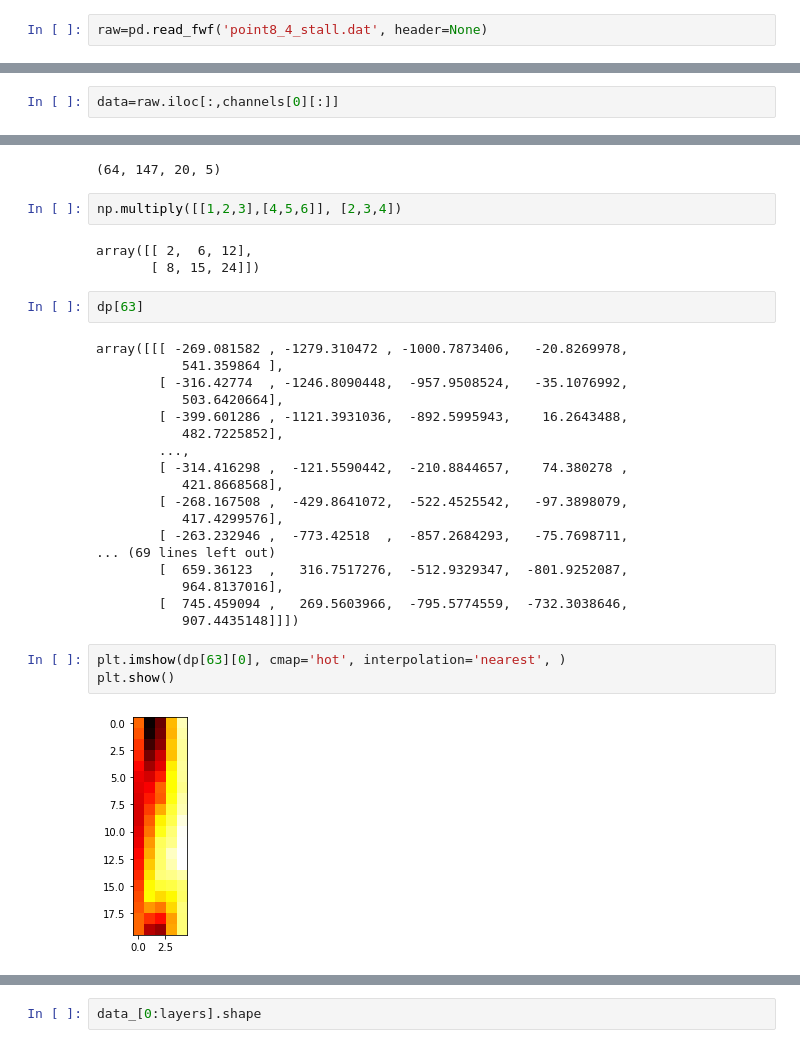
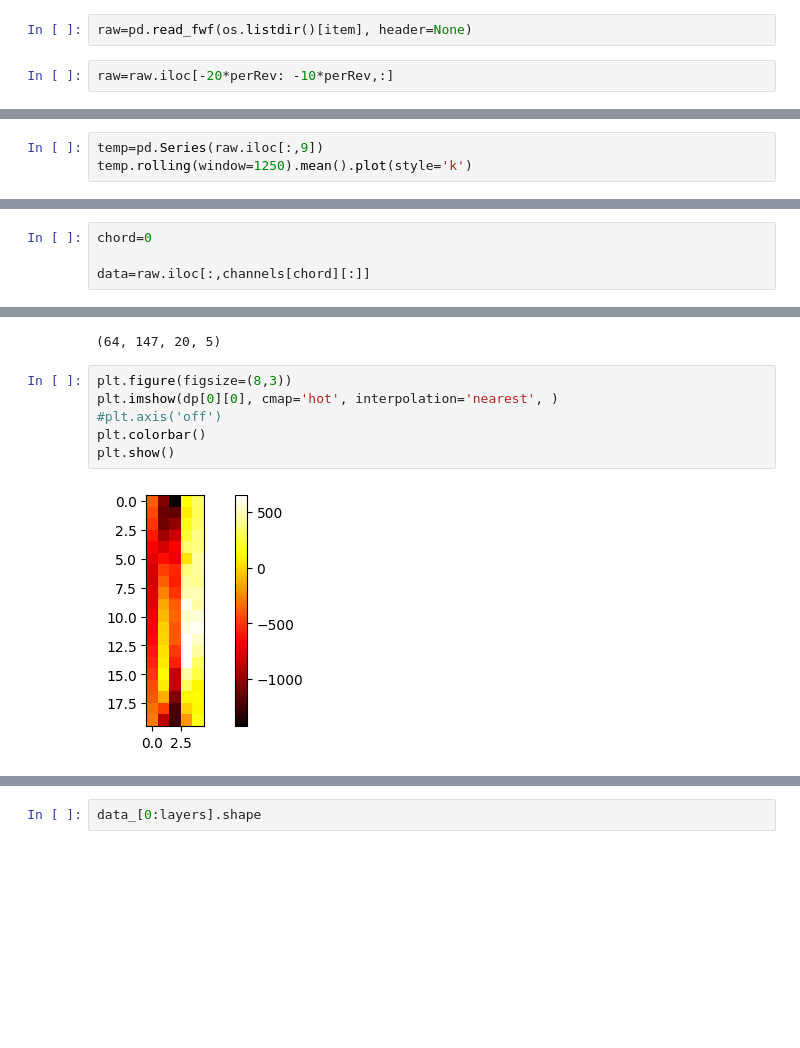
Before and after one commit to jamagola/SpikeStall, a Jupyter notebook: jetStall.ipynb, the cells around one changed output, grey strips where cells are left out. Saved outputs shown, nothing was run; the diff lists cells and outputs as text; blank space fills up the shorter version.

```diff
--- a/jetStall.ipynb
+++ b/jetStall.ipynb
@@ -31,5 +32,7 @@ import matplotlib.pyplot as plt
 # %%
-raw=pd.read_fwf('point8_4_stall.dat', header=None)
+raw=pd.read_fwf(os.listdir()[item], header=None)
+# %%
+raw=raw.iloc[-20*perRev: -10*perRev,:]
 # %%
 raw.head(5)
 # %% [output]
@@ -61,0 +73,3 @@ array([     0,      1,      2, ..., 184997, 184998, 184999])
+# %%
+temp=pd.Series(raw.iloc[:,9])
+temp.rolling(window=1250).mean().plot(style='k')
@@ -112,7 +129,9 @@ channels
  [18, 19, 20, 21, 22],
  [24, 25, 26, 0, 1]]
 # %%
-data=raw.iloc[:,channels[0][:]]
+chord=0
+
+data=raw.iloc[:,channels[chord][:]]
 # %%
 data
 # %% [output]
@@ -273,36 +268,14 @@ dataL.shape
 dp.shape
 # %% [output]
 (64, 147, 20, 5)
-# %%
-np.multiply([[1,2,3],[4,5,6]], [2,3,4])
-# %% [output]
-array([[ 2,  6, 12],
-       [ 8, 15, 24]])
-# %%
-dp[63]
-# %% [output]
-array([[[ -269.081582 , -1279.310472 , -1000.7873406,   -20.8269978,
-           541.359864 ],
-        [ -316.42774  , -1246.8090448,  -957.9508524,   -35.1076992,
-           503.6420664],
-        [ -399.601286 , -1121.3931036,  -892.5995943,    16.2643488,
-           482.7225852],
-        ...,
-        [ -314.416298 ,  -121.5590442,  -210.8844657,    74.380278 ,
-           421.8668568],
-        [ -268.167508 ,  -429.8641072,  -522.4525542,   -97.3898079,
-           417.4299576],
-        [ -263.232946 ,  -773.42518  ,  -857.2684293,   -75.7698711,
-... (69 lines left out)
-        [  659.36123  ,   316.7517276,  -512.9329347,  -801.9252087,
-           964.8137016],
-        [  745.459094 ,   269.5603966,  -795.5774559,  -732.3038646,
-           907.4435148]]])
 # %%
-plt.imshow(dp[63][0], cmap='hot', interpolation='nearest', )
+plt.figure(figsize=(8,3))
+plt.imshow(dp[0][0], cmap='hot', interpolation='nearest', )
+#plt.axis('off')
+plt.colorbar()
 plt.show()
 # %% [output]
-[figure, old version]
+[figure, new version]
 # %%
 import numpy as np
 import seaborn as sns
```
Also changed, not shown: parts of 39 cells of this notebook, 1 other file.
